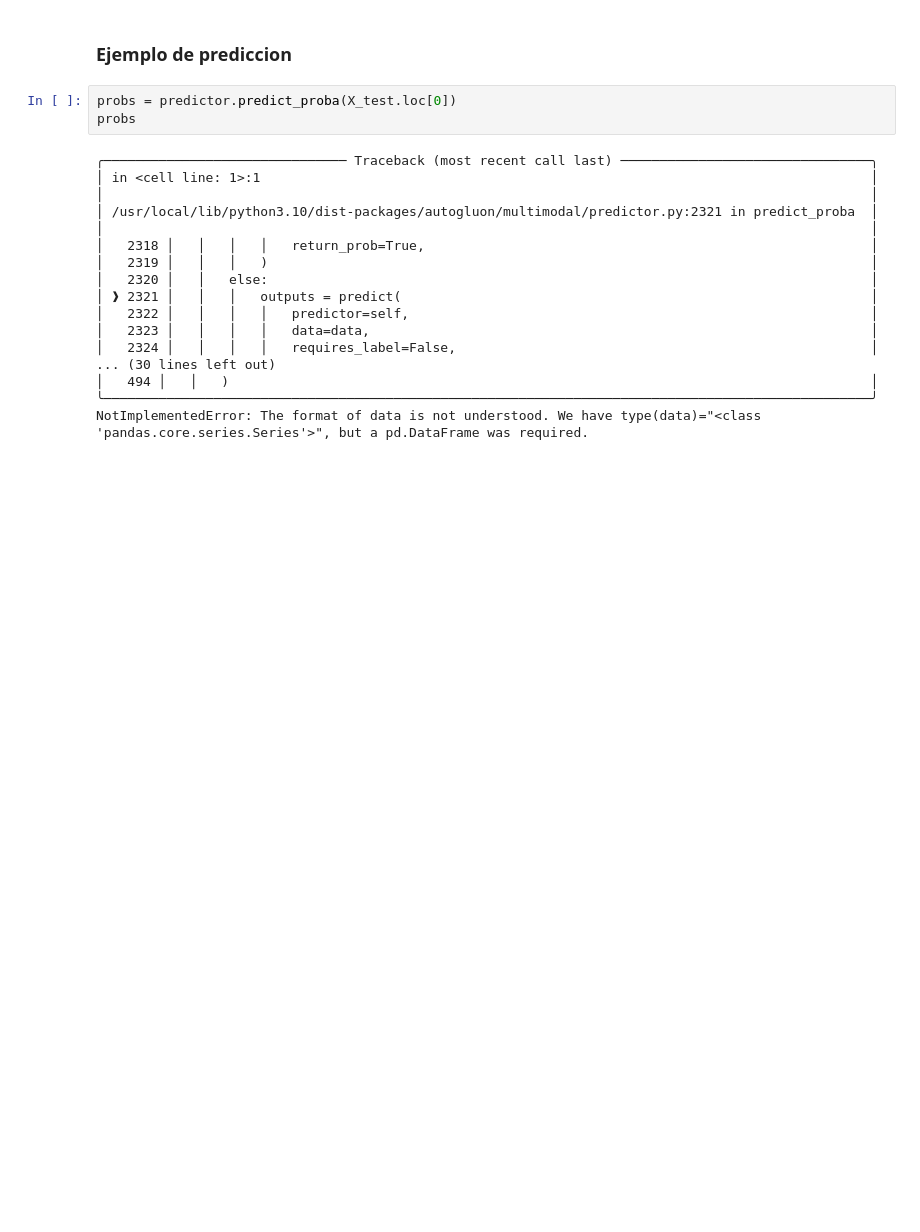
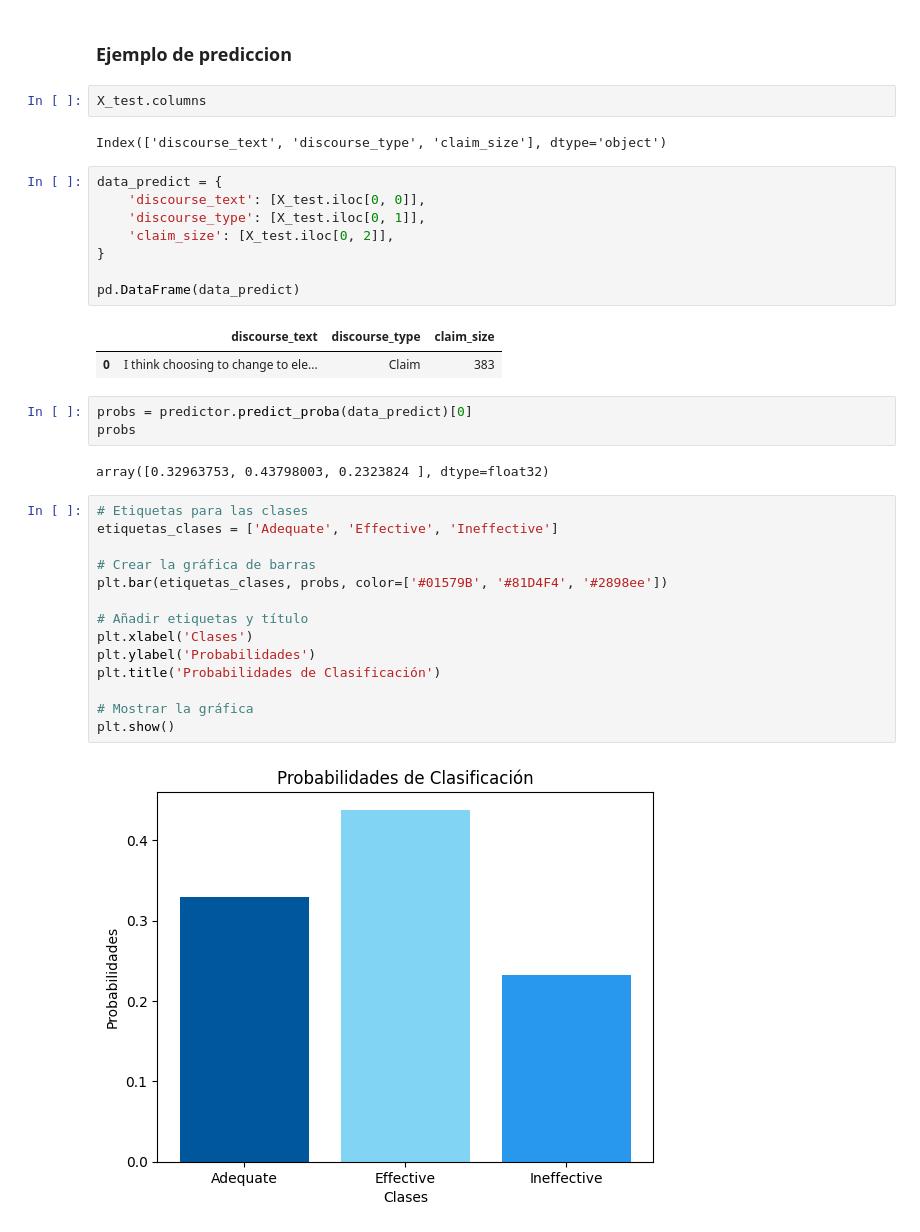
Before and after one commit to Diego-CB/DS-Proyecto, a Jupyter notebook: modelo/Autogluon.ipynb, the cells around one changed output. Saved outputs shown, nothing was run; the diff lists cells and outputs as text; blank space fills up the shorter version.

```diff
--- a/modelo/Autogluon.ipynb
+++ b/modelo/Autogluon.ipynb
@@ -292,23 +310,38 @@ plt.show()
 # %% [markdown]
 ### Ejemplo de prediccion
+# %%
+X_test.columns
+# %% [output]
+Index(['discourse_text', 'discourse_type', 'claim_size'], dtype='object')
+# %%
+data_predict = {
+    'discourse_text': [X_test.iloc[0, 0]],
+    'discourse_type': [X_test.iloc[0, 1]],
+    'claim_size': [X_test.iloc[0, 2]],
+}
+
+pd.DataFrame(data_predict)
+# %% [output]
+|  | discourse_text | discourse_type | claim_size |
+| 0 | I think choosing to change to ele... | Claim | 383 |
 # %%
-probs = predictor.predict_proba(X_test.loc[0])
+probs = predictor.predict_proba(data_predict)[0]
 probs
 # %% [output]
-╭─────────────────────────────── Traceback (most recent call last) ────────────────────────────────╮
-│ in <cell line: 1>:1                                                                              │
-│                                                                                                  │
-│ /usr/local/lib/python3.10/dist-packages/autogluon/multimodal/predictor.py:2321 in predict_proba  │
-│                                                                                                  │
-│   2318 │   │   │   │   return_prob=True,                                                         │
-│   2319 │   │   │   )                                                                             │
-│   2320 │   │   else:                                                                             │
-│ ❱ 2321 │   │   │   outputs = predict(                                                            │
-│   2322 │   │   │   │   predictor=self,                                                           │
-│   2323 │   │   │   │   data=data,                                                                │
-│   2324 │   │   │   │   requires_label=False,                                                     │
-... (30 lines left out)
-│   494 │   │   )                                                                                  │
-╰──────────────────────────────────────────────────────────────────────────────────────────────────╯
-NotImplementedError: The format of data is not understood. We have type(data)="<class
-'pandas.core.series.Series'>", but a pd.DataFrame was required.
+array([0.32963753, 0.43798003, 0.2323824 ], dtype=float32)
+# %%
+# Etiquetas para las clases
+etiquetas_clases = ['Adequate', 'Effective', 'Ineffective']
+
+# Crear la gráfica de barras
+plt.bar(etiquetas_clases, probs, color=['#01579B', '#81D4F4', '#2898ee'])
+
+# Añadir etiquetas y título
+plt.xlabel('Clases')
+plt.ylabel('Probabilidades')
+plt.title('Probabilidades de Clasificación')
+
+# Mostrar la gráfica
+plt.show()
+# %% [output]
+[figure, added]
```
Also changed, not shown: parts of 8 cells of this notebook.
